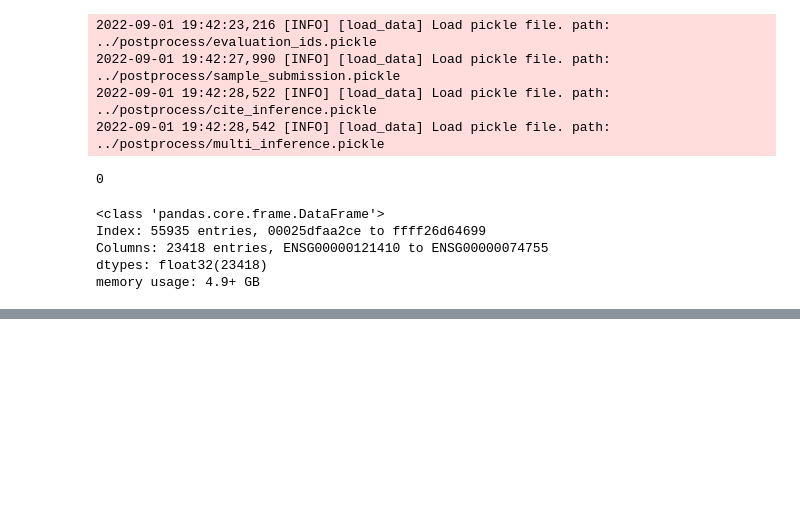
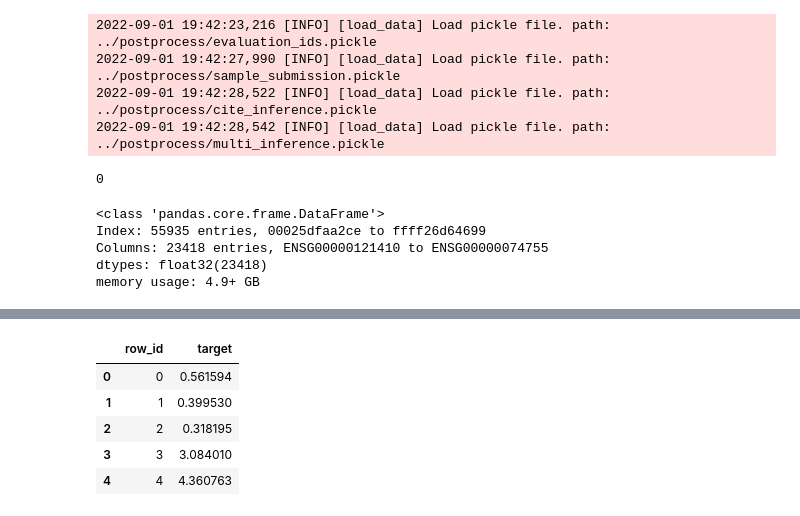
Before and after one commit to IMOKURI/kaggle-multimodal-single-cell-integration, a Jupyter notebook: notebook/EDA.ipynb, the cells around one changed output, grey strips where cells are left out. Cells and saved outputs as stored; diff of their text form; code cells hidden in the pictures; blank space fills up the shorter version.

Commit message:
feat: ensemble poc.
Signed-off-by: Yoshio Sugiyama <nenegi.01mo@gmail.com>

```diff
--- a/notebook/EDA.ipynb
+++ b/notebook/EDA.ipynb
@@ -952,0 +955,2 @@ memory usage: 4.9+ GB
+# %%
+our = pd.read_csv("../output/2022-09-01_11-01-56/submission.csv")
@@ -952,0 +985,4 @@ memory usage: 4.9+ GB
+# %%
+ensemble = (our + their) / 2
+# %%
+ensemble = ensemble.astype({"row_id": "int64"})
@@ -952,0 +1019,9 @@ memory usage: 4.9+ GB
+# %%
+ensemble.head()
+# %% [output]
+|  | row_id | target |
+| 0 | 0 | 0.561594 |
+| 1 | 1 | 0.399530 |
+| 2 | 2 | 0.318195 |
+| 3 | 3 | 3.084010 |
+| 4 | 4 | 4.360763 |
```
Also changed, not shown: parts of 9 cells of this notebook.
